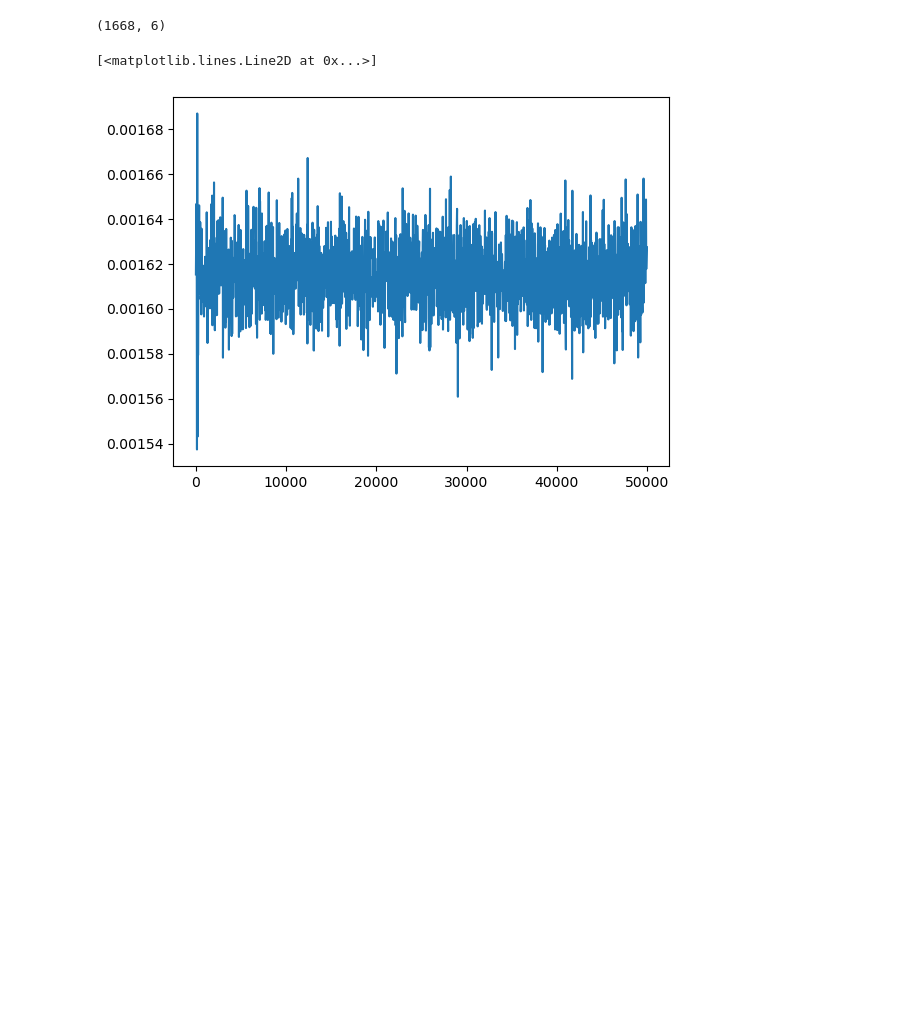
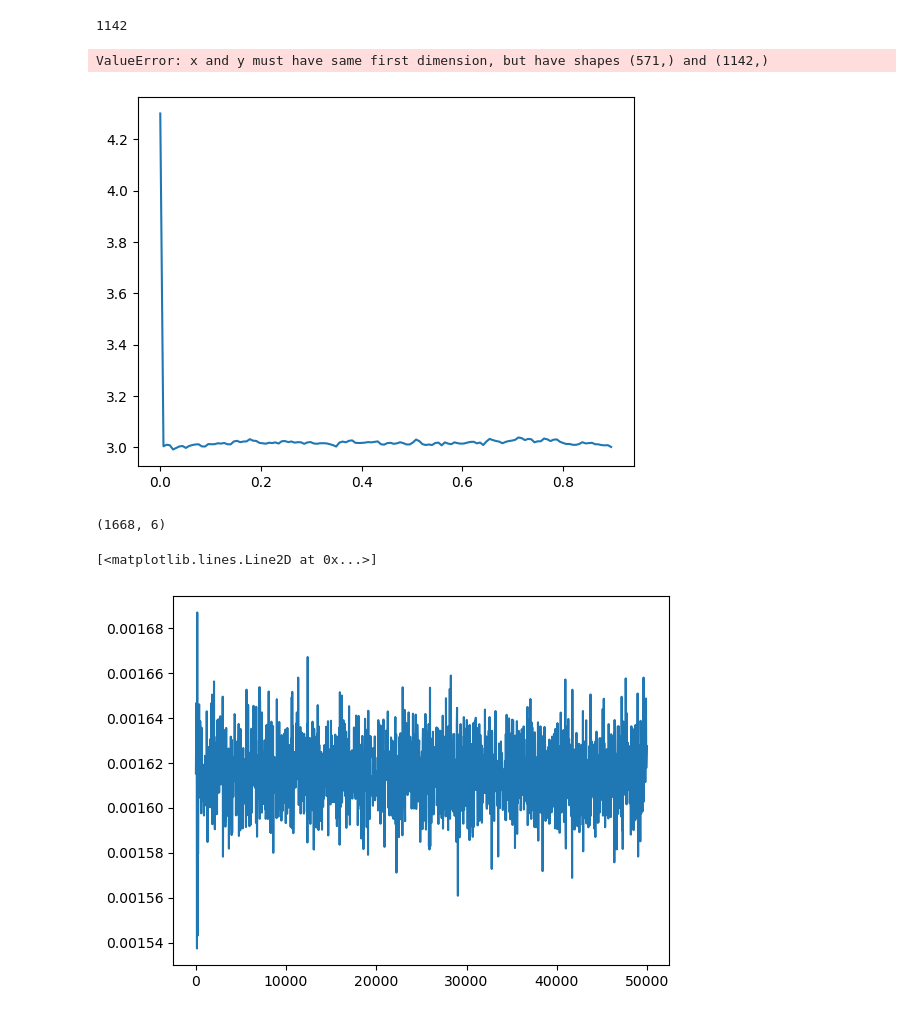
Before and after one commit to ScythiansCloud/Sheet4myVersion, a Jupyter notebook: SolutionSheet02/main.ipynb, the cells around one changed output. Drawn from its saved outputs; the diff is of its cells as text; code cells hidden in the pictures; blank space fills up the shorter version.

```diff
--- a/SolutionSheet02/main.ipynb
+++ b/SolutionSheet02/main.ipynb
@@ -6,7 +6,30 @@ import pandas as pd
 import matplotlib.pyplot as plt
 import settings
 # %%
-SimluationSheet4(True, 'testtrajectory1', 30)
+rho_x, rho_y, rho_z = SimluationSheet4(True, 'testtrajectory1', 30)
+# %%
+# print(rho_x, rho_y, rho_z)
+
+# rho_x, rho_y, rho_z= SimluationSheet4(True, 'testtrajectory1', 30)
+nbins_xy = int(settings.l/2 / settings.dr)
+nbins_z = int(settings.l * 2 / settings.dr)
+
+dist_xy = np.linspace(0, settings.l/2, nbins_xy)
+dist_z = np.linspace(0, settings.l * 2, nbins_z)
+
+print(len(rho_z))
+
+plt.plot(dist_xy, rho_x, label = r'$\rho(x)$')
+
+# plt.plot(dist_z, rho_z, label = r'$\rho(z)$')
+plt.xlabel('Distance x')
+plt.ylabel(r'$\rho_x$')
+# plt.xlim(1,settings.l/2)
+plt.legend()
+# %% [output]
+1142
+ValueError: x and y must have same first dimension, but have shapes (571,) and (1142,)
+[figure, added]
 # %%
 arr = pd.read_csv('testtrajectory130Energyeq',header = None , delimiter=' ').values
 # %%
```
Also changed, not shown: 8 other files.
